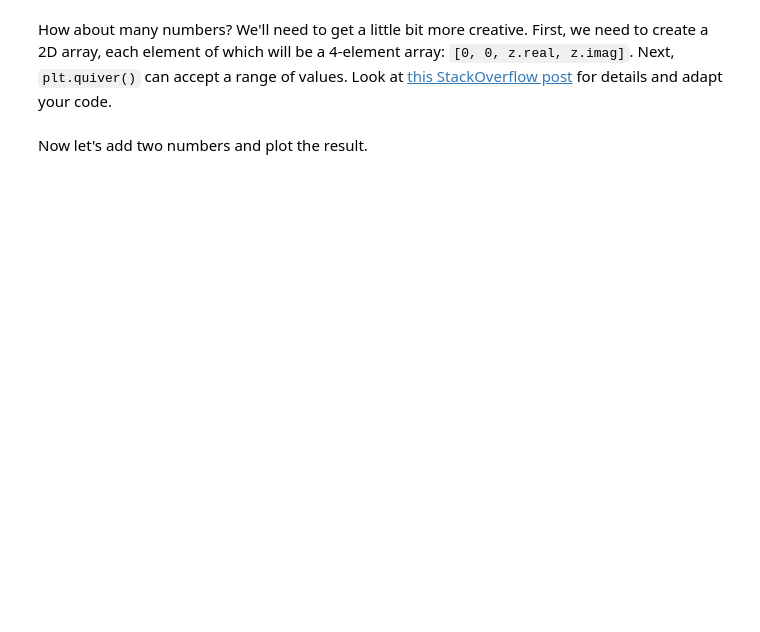
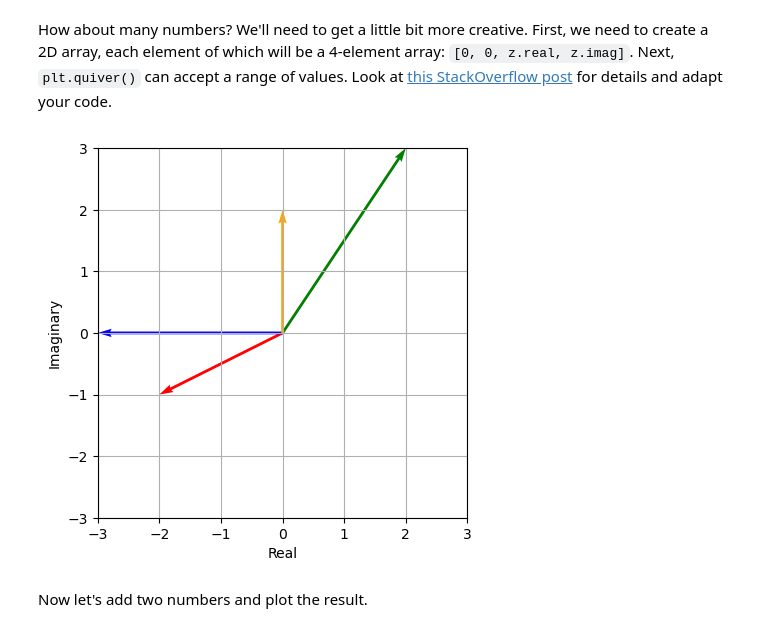
Before and after one commit to cerealBoxx/softuni-math-concepts-for-developers, a Jupyter notebook: 04.Basic-Algebra-Exercise/Basic Algebra Exercise.ipynb, the cells around one changed output. Cells and saved outputs as stored; diff of their text form; code cells hidden in the pictures; blank space fills up the shorter version.

```diff
--- a/04.Basic-Algebra-Exercise/Basic Algebra Exercise.ipynb
+++ b/04.Basic-Algebra-Exercise/Basic Algebra Exercise.ipynb
@@ -227,3 +232,27 @@ plot_complex_numbers([2 + 3j, -2 - 1j, -3, 2j], ["green", "red", "blue", "orange
+# %%
+def plot_complex_numbers(numbers, colors):
+    """
+    Plots the given complex numbers as radius vectors in the 2D space
+    """
+    max_real = int(max(abs(z.real) for z in numbers))
+    max_imaginary = int(max(abs(z.imag) for z in numbers))
+
+    [plt.quiver(0, 0, z.real, z.imag, angles='xy', scale_units='xy', scale=1, color=colors[i] if i < len(colors) else None) for i, z in enumerate(numbers)]
+
+    plt.xlabel('Real')
+    plt.ylabel('Imaginary')
+
+    plt.xticks(np.arange(-max_real, max_real + 1, 1))
+    plt.yticks(np.arange(-max_imaginary, max_imaginary + 1, 1))
+
+    plt.grid(True)
+
+    plt.gca().set_aspect('equal')
+    plt.show()
+
+plot_complex_numbers([2 + 3j, -2 - 1j, -3, 2j], ["green", "red", "blue", "orange"])
+# %% [output]
+[figure, added]
 # %% [markdown]
 Now let's add two numbers and plot the result.
 # %%
```
Also changed, not shown: parts of 7 cells of this notebook.
